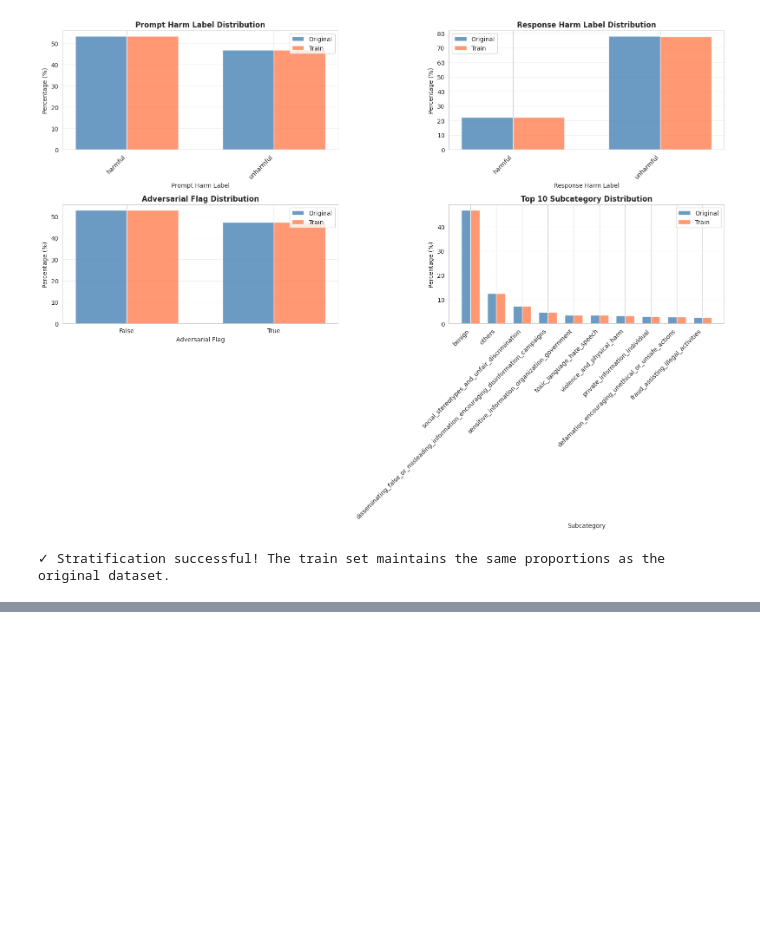
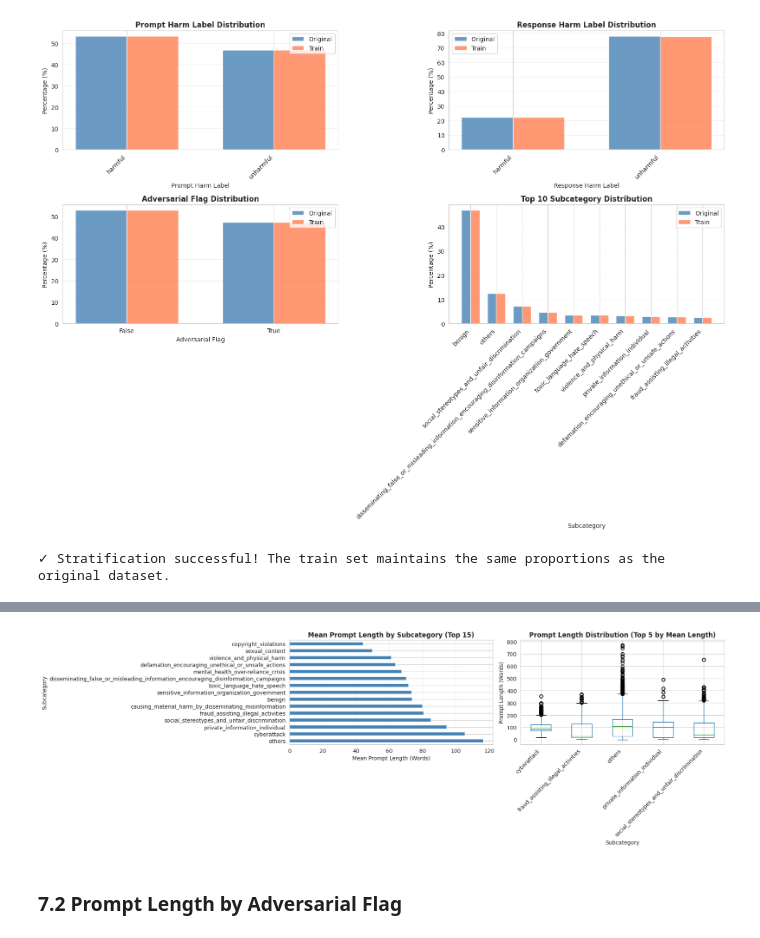
Before and after one commit to Jazhyc/intention-jailbreak, a Jupyter notebook: notebooks/wildguardmix_analysis.ipynb, the cells around one changed output, grey strips where cells are left out. Saved outputs shown, nothing was run; the diff lists cells and outputs as text; code cells hidden in the pictures; blank space fills up the shorter version.

Commit message:
Some more analysis, adversarial prompts which are benign, prompt lengths

```diff
--- a/notebooks/wildguardmix_analysis.ipynb
+++ b/notebooks/wildguardmix_analysis.ipynb
@@ -476,0 +481,11 @@ print("\n✓ Stratification successful! The train set maintains the same proport
+# %%
+# Calculate prompt lengths (character count and word count)
+df['prompt_length_chars'] = df['prompt'].str.len()
+df['prompt_length_words'] = df['prompt'].str.split().str.len()
+
+print("Overall Prompt Length Statistics:")
+print("="*70)
+print("\nCharacter Count:")
+print(df['prompt_length_chars'].describe())
+print("\nWord Count:")
+print(df['prompt_length_words'].describe())
@@ -476,0 +512,9 @@ print("\n✓ Stratification successful! The train set maintains the same proport
+# %%
+# Analyze prompt length by subcategory (top 15)
+top_15_subcats = df['subcategory'].value_counts().head(15).index
+length_by_subcat = df[df['subcategory'].isin(top_15_subcats)].groupby('subcategory')['prompt_length_words'].agg(['mean', 'median', 'std', 'min', 'max'])
+length_by_subcat = length_by_subcat.sort_values('mean', ascending=False)
+
+print("Prompt Length (Words) by Top 15 Subcategories:")
+print("="*70)
+print(length_by_subcat.round(1))
@@ -476,0 +539,29 @@ print("\n✓ Stratification successful! The train set maintains the same proport
+# %%
+# Visualize prompt length distribution by top subcategories
+fig, axes = plt.subplots(1, 2, figsize=(18, 6))
+
+# Bar plot of mean prompt length
+ax1 = axes[0]
+length_by_subcat['mean'].plot(kind='barh', ax=ax1, color='steelblue')
+ax1.set_xlabel('Mean Prompt Length (Words)')
+ax1.set_ylabel('Subcategory')
+ax1.set_title('Mean Prompt Length by Subcategory (Top 15)', fontweight='bold')
+ax1.grid(axis='x', alpha=0.3)
+
+# Box plot for selected subcategories
+ax2 = axes[1]
+top_5_subcats = length_by_subcat.head(5).index
+df_top5 = df[df['subcategory'].isin(top_5_subcats)]
+df_top5.boxplot(column='prompt_length_words', by='subcategory', ax=ax2)
+ax2.set_xlabel('Subcategory')
+ax2.set_ylabel('Prompt Length (Words)')
+ax2.set_title('Prompt Length Distribution (Top 5 by Mean Length)', fontweight='bold')
+ax2.get_figure().suptitle('')  # Remove automatic title
+plt.setp(ax2.xaxis.get_majorticklabels(), rotation=45, ha='right')
+
+plt.tight_layout()
+plt.show()
+# %% [output]
+[figure, added]
+# %% [markdown]
+### 7.2 Prompt Length by Adversarial Flag
```
Also changed, not shown: parts of 19 cells of this notebook.
